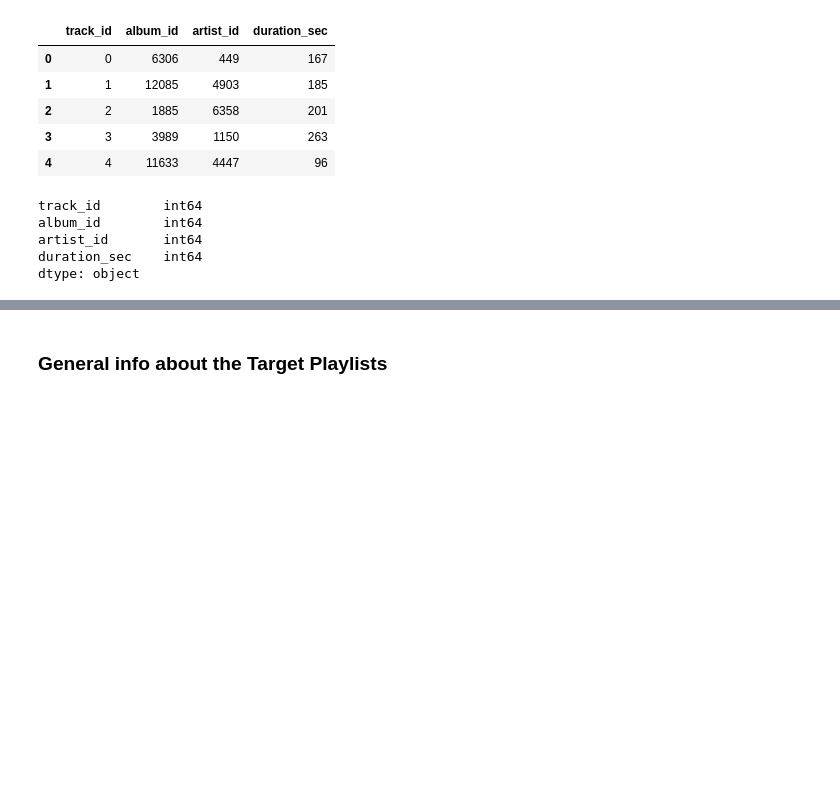
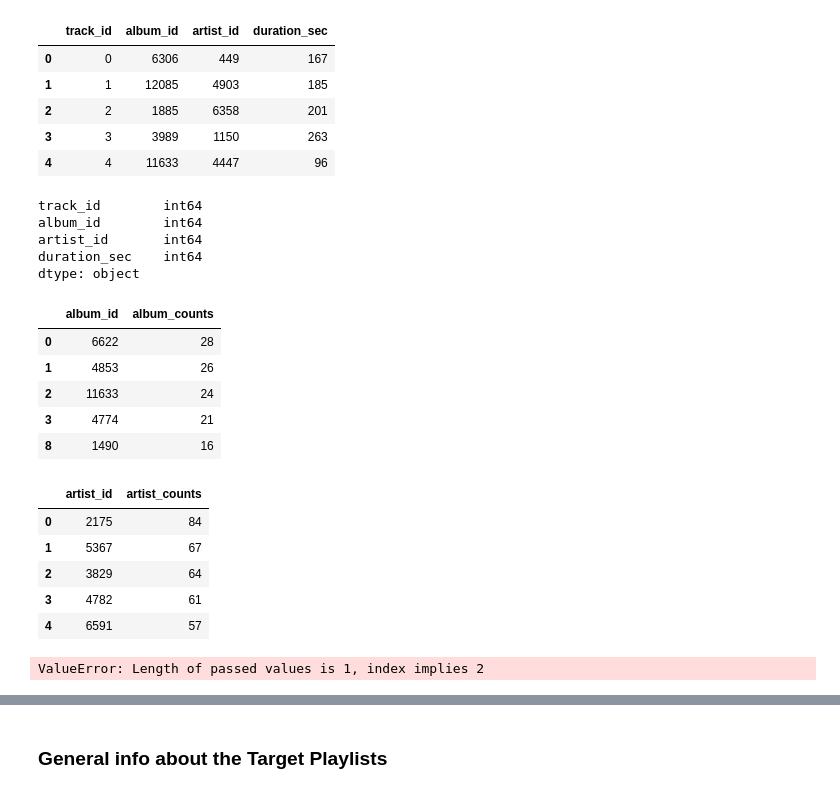
Before and after one commit to yigitozgumus/PolimiRecSys2018, a Jupyter notebook: Analysis/Analysis.ipynb, the cells around one changed output, grey strips where cells are left out. Saved outputs shown, nothing was run; the diff lists cells and outputs as text; code cells hidden in the pictures; blank space fills up the shorter version.

```diff
--- a/Analysis/Analysis.ipynb
+++ b/Analysis/Analysis.ipynb
@@ -33,10 +33,10 @@ set_matplotlib_formats('retina')
 ### Import the Files to the Notebook
 # %%
 
-trainData = pd.read_csv("../data/train.csv")
-trackData = pd.read_csv("../data/tracks.csv")
-tP = pd.read_csv("../data/target_playlists.csv")
-sS = pd.read_csv("../data/sample_submission.csv")
+trainData = pd.read_csv("../data/raw/train.csv")
+trackData = pd.read_csv("../data/raw/tracks.csv")
+tP = pd.read_csv("../data/raw/target_playlists.csv")
+sS = pd.read_csv("../data/raw/sample_submission.csv")
 # %%
 def getSongs(data,p_id):
     return np.array(data[data['playlist_id'] == p_id]['track_id'])
@@ -79,8 +82,32 @@ dtype: object
+# %%
+test = trackData['album_id'].value_counts().reset_index().rename(columns={"index":"album_id","album_id":"album_counts"})
+
+test2 = trackData['artist_id'].value_counts().reset_index().rename(columns={"index":"artist_id","artist_id":"artist_counts"})
+
+albums_songs = test.sort_values('album_counts',ascending=False)
+artists_songs = test2.sort_values('artist_counts',ascending=False)
+albums_songs.head()
+artists_songs.head()
+# %% [output]
+|  | album_id | album_counts |
+| 0 | 6622 | 28 |
+| 1 | 4853 | 26 |
+| 2 | 11633 | 24 |
+| 3 | 4774 | 21 |
+| 8 | 1490 | 16 |
+|  | artist_id | artist_counts |
+| 0 | 2175 | 84 |
+| 1 | 5367 | 67 |
+| 2 | 3829 | 64 |
+| 3 | 4782 | 61 |
+| 4 | 6591 | 57 |
 # %%
 # Find how many songs each album contains
+
 trackData['album_counts'] = trackData.groupby('album_id')['album_id'].transform(pd.Series.value_counts)
 dfAlbum = pd.DataFrame(data=trackData.loc[:,['album_id','album_counts']])
 dfAlbum = dfAlbum.sort_values('album_counts',ascending=False)
+
 
 # Unique Album List
 albumUnique = dfAlbum.drop_duplicates(subset='album_id').reset_index().rename(columns={'index':'track_id'})
@@ -89,13 +116,15 @@ albumUnique = dfAlbum.drop_duplicates(subset='album_id').reset_index().rename(co
 numAlbums = len(albumUnique)
 
 # Find how many songs each artist has
-trackData['artist_counts'] =trackData.groupby('album_id')['album_id'].transform(pd.Series.value_counts)
+trackData['artist_counts'] =trackData.groupby('artist_id')['artist_id'].transform(pd.Series.value_counts)
 dfArtist = pd.DataFrame(data=trackData.loc[:,['artist_id','artist_counts']])
 dfArtist = dfArtist.sort_values('artist_counts',ascending=False)
 # Unique Artist List
 artistUnique = dfArtist.drop_duplicates(subset='artist_id').reset_index().rename(columns={'index':'track_id'})
 # Number of Unique Artists
 numArtists = len(artistUnique)
+# %% [output]
+ValueError: Length of passed values is 1, index implies 2
 # %%
 print("Number of unique albums: {0}".format(numAlbums))
 print("Number of unique artists: {0}".format(numArtists))
```
Also changed, not shown: parts of 25 cells of this notebook, 24 other files.
